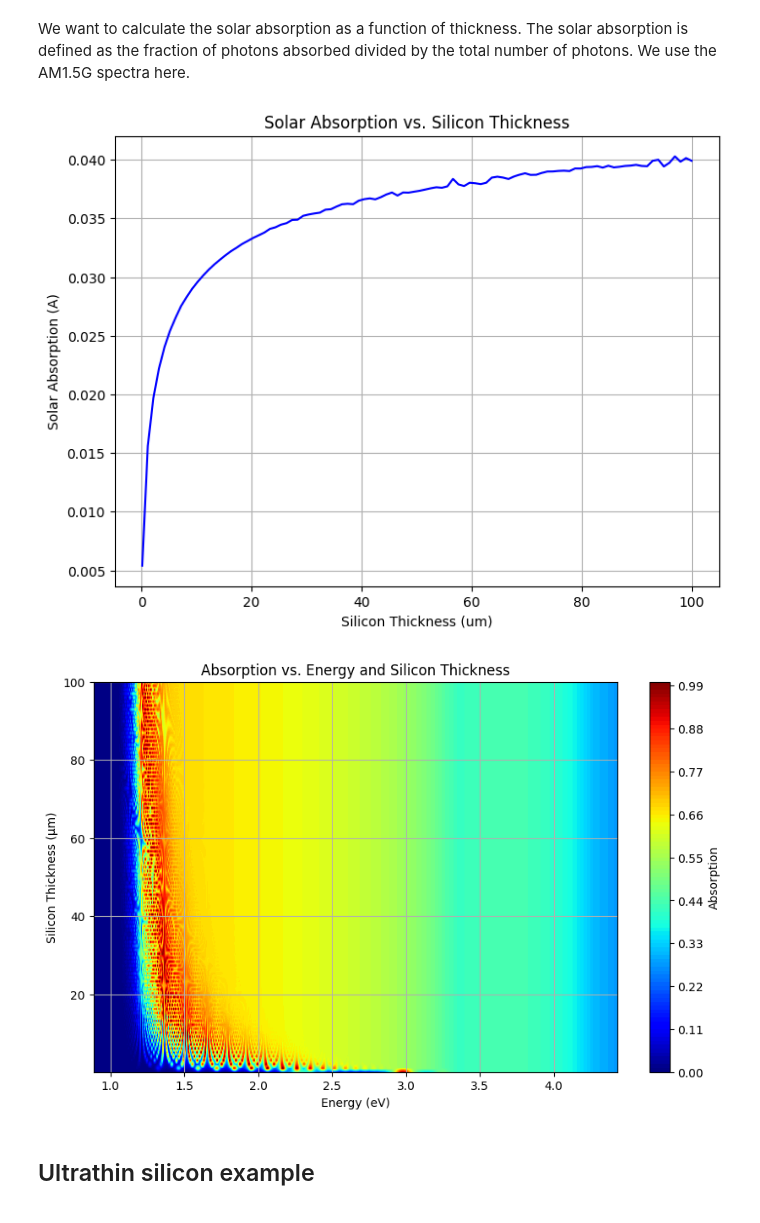
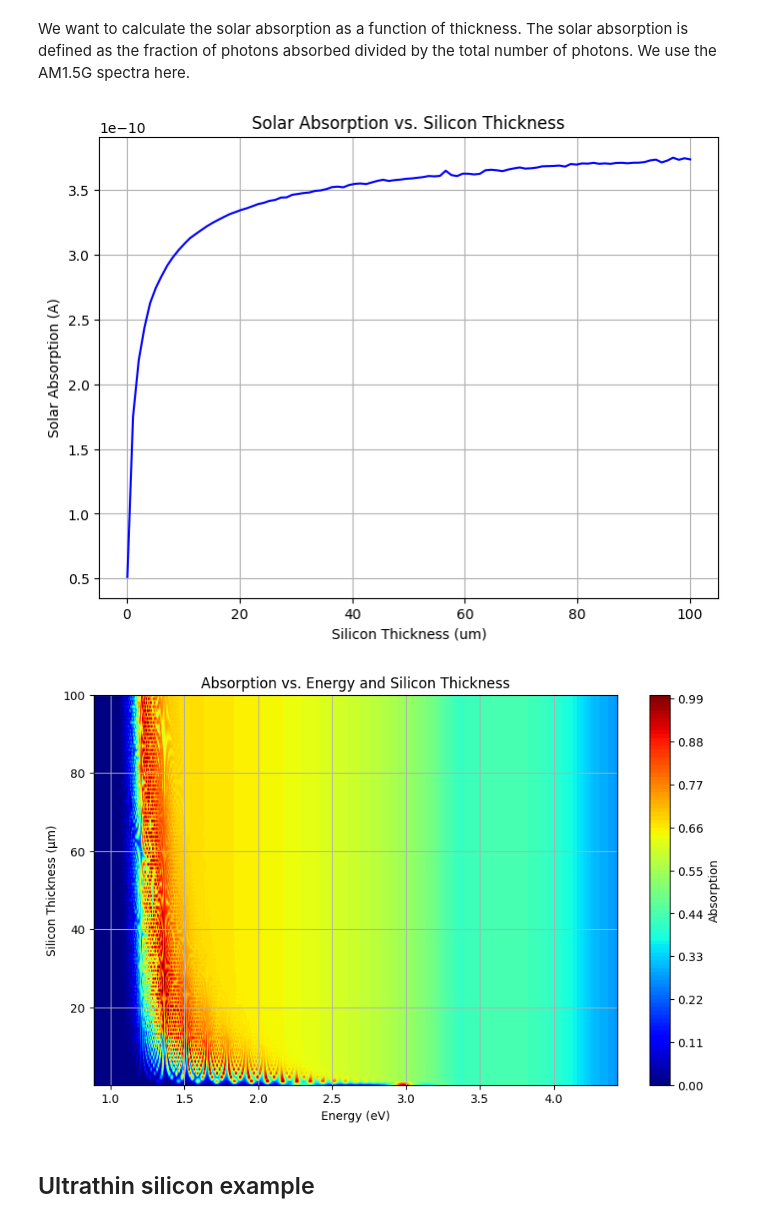
Before and after one commit to JaxLayerLumos/JaxLayerLumos, a Jupyter notebook: examples/silicon_solar_cell_absorption.ipynb, the cells around one changed output. Cells and saved outputs as stored; diff of their text form; code cells hidden in the pictures.

```diff
--- a/examples/silicon_solar_cell_absorption.ipynb
+++ b/examples/silicon_solar_cell_absorption.ipynb
@@ -94,0 +98,9 @@ NameError: name 'frequencies' is not defined
+# %%
+wavelengths_all = jnp.linspace(280e-9, 4000e-9, 2000)
+wavelengths_all_nm = convert_m_to_nm(wavelengths_all)
+irradiance_all = utils_spectra.get_irradiance('AM1p5G', wavelengths_all)
+photon_flux_all = (irradiance_all * wavelengths_all)/(scic.h*scic.c)
+total_photons = onp.trapezoid(photon_flux_all, wavelengths_all_nm)
+
+plt.figure(figsize=(10, 6))
+plt.plot(wavelengths_all_nm,irradiance_all)
@@ -99,22 +114,20 @@ We want to calculate the solar absorption as a function of thickness. The solar
 # %%
 
 wavelengths = jnp.linspace(280e-9, 1400e-9, 1000)
+energy = utils_spectra.convert_wavelengths_to_energy(wavelengths)
+
 frequencies = scic.c / wavelengths
 
 silicon_thicknesses = jnp.linspace(100e-9, 100e-6, 100)
-irradiance = utils_spectra.get_irradiance('AM1p5G', wavelengths)
-photon_flux = (irradiance * wavelengths)/(scic.h*scic.c)
-energy = utils_units.get_light_speed()* scic.h/ wavelengths/scic.e
 # PEC is a perfect electrical conductor
 materials = onp.array(["Air", "cSi", "PEC"])
 
 solar_absorption_results = []
 
-wavelengths_all = jnp.linspace(280e-9, 4000e-9, 2000)
-irradiance_all = utils_spectra.get_irradiance('AM1p5G', wavelengths_all)
-photon_flux_all = (irradiance_all * wavelengths_all)/(scic.h*scic.c)
-total_photons = onp.trapezoid(photon_flux_all, wavelengths_all)
 n_k = utils_materials.get_n_k(materials, frequencies)
+
+irradiance = utils_spectra.get_irradiance('AM1p5G', wavelengths)
+photon_flux = (irradiance * wavelengths)/(scic.h*scic.c)
 
 absorption_results = onp.zeros((len(silicon_thicknesses), len(wavelengths)))
 
@@ -123,35 +136,36 @@ for i, thickness_si in enumerate(silicon_thicknesses):
     thickness_materials = [0, thickness_si, 0]
 
     thicknesses = jnp.array(thickness_materials)
 
     R_TE, T_TE, R_TM, T_TM = stackrt(n_k, thicknesses, frequencies, 0.0)
     A = 1 - R_TE - T_TE
     absorption_results[i,:] = A
     solar_absorption = onp.trapezoid(A * photon_flux, wavelengths)/total_photons
     solar_absorption_results.append(solar_absorption)
 
 solar_absorption_results = onp.array(solar_absorption_results)
 
-silicon_thicknesses_micron = silicon_thicknesses*1e6
+silicon_thicknesses_micron = convert_m_to_um(silicon_thicknesses)
+
 plt.figure(figsize=(8, 6))
 plt.plot(silicon_thicknesses_micron, solar_absorption_results, label='Solar Absorption', color="b")
 # plt.plot(energy, A.squeeze(), label="Absorption (A)", color="b")
 plt.xlabel("Silicon Thickness (um)")
 plt.ylabel("Solar Absorption (A)")
 plt.title("Solar Absorption vs. Silicon Thickness")
 plt.grid(True)
 
 X, Y = onp.meshgrid(energy, silicon_thicknesses_micron)
 plt.figure(figsize=(10, 6))
 plt.contourf(X, Y, absorption_results, levels=100, cmap = 'jet')
 plt.colorbar(label='Absorption')
 plt.xlabel('Energy (eV)')
 plt.ylabel('Silicon Thickness (µm)')
 plt.title('Absorption vs. Energy and Silicon Thickness')
 plt.grid(True)
 plt.show()
 # %% [output]
-[figure, old version]
+[figure, new version]
 [figure]
 # %% [markdown]
 ## Ultrathin silicon example
```
Also changed, not shown: parts of 5 cells of this notebook, 5 other files.
